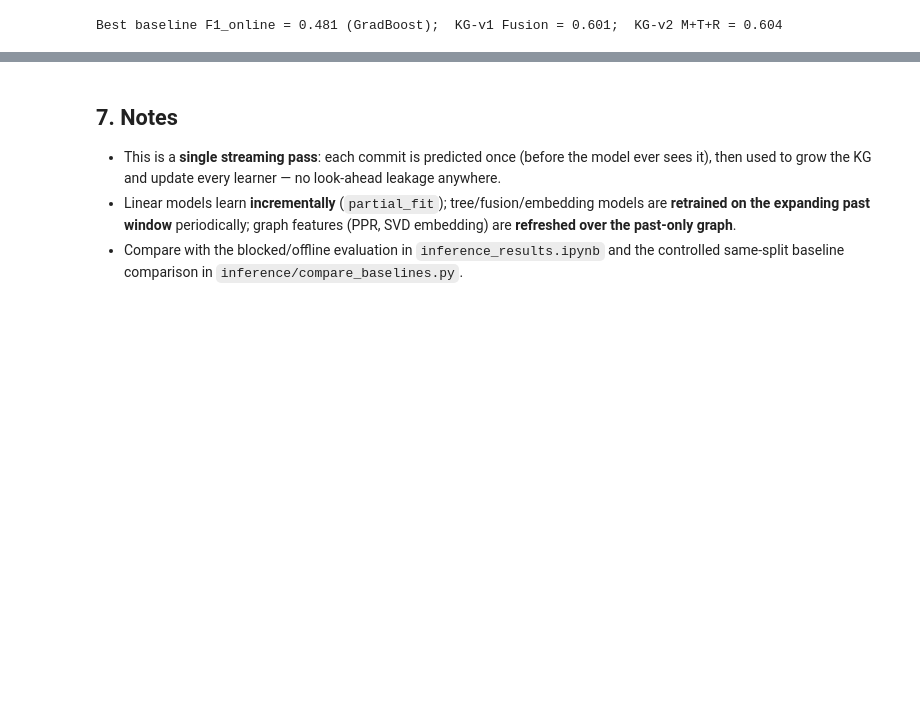
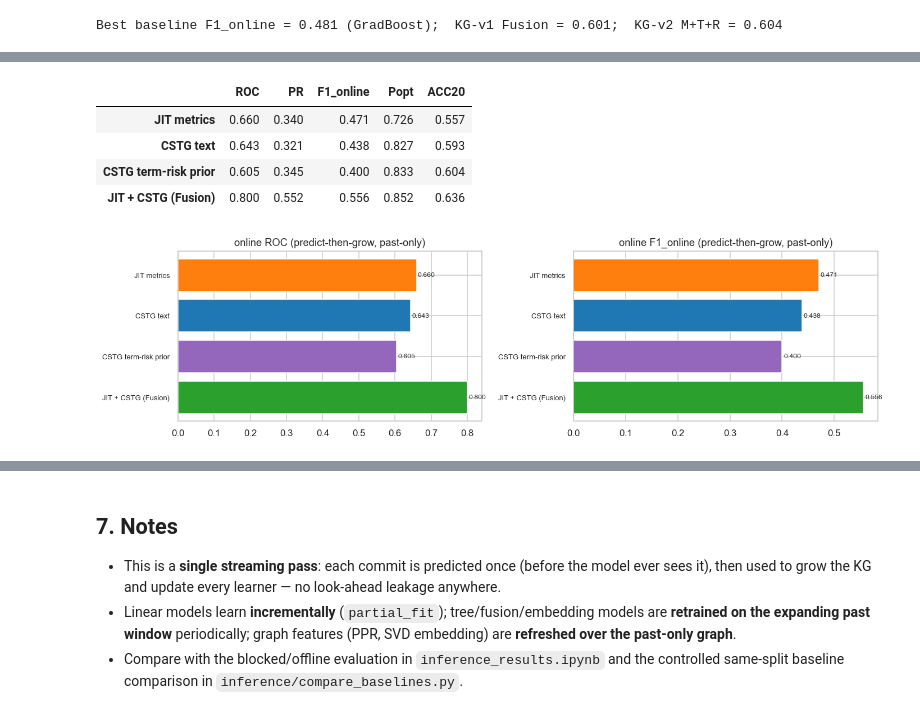
Before and after one commit to Knowledge4Software/KG-Commit, a Jupyter notebook: experiments/notebooks/online_jit_evaluation.ipynb, the cells around one changed output, grey strips where cells are left out. Cells and saved outputs as stored; diff of their text form; code cells hidden in the pictures; blank space fills up the shorter version.

```diff
--- a/experiments/notebooks/online_jit_evaluation.ipynb
+++ b/experiments/notebooks/online_jit_evaluation.ipynb
@@ -303,0 +390,21 @@ Best baseline F1_online = 0.481 (GradBoost);  KG-v1 Fusion = 0.601;  KG-v2 M+T+R
+# %%
+import pickle
+R = pickle.load(open(ROOT/'outputs/online_cstg_results.pkl','rb'))
+od = pd.DataFrame(R).T[['ROC','PR','F1_online','Popt','ACC20']]
+od.index = ['JIT metrics','CSTG text','CSTG term-risk prior','JIT + CSTG (Fusion)']
+display(od.round(3))
+fig, ax = plt.subplots(1, 2, figsize=(13, 3.6))
+for a, m in [(ax[0],'ROC'), (ax[1],'F1_online')]:
+    col = ['#FF7F0E','#1F77B4','#9467BD','#2CA02C']
+    a.barh(range(len(od)), od[m], color=col, edgecolor='white')
+    for i,v in enumerate(od[m]): a.text(v+0.003, i, f'{v:.3f}', va='center', fontsize=8)
+    a.set_yticks(range(len(od))); a.set_yticklabels(od.index, fontsize=8.5)
+    a.invert_yaxis(); a.set_title('online '+m+' (predict-then-grow, past-only)')
+plt.tight_layout(); plt.show()
+# %% [output]
+|  | ROC | PR | F1_online | Popt | ACC20 |
+| JIT metrics | 0.660 | 0.340 | 0.471 | 0.726 | 0.557 |
+| CSTG text | 0.643 | 0.321 | 0.438 | 0.827 | 0.593 |
+| CSTG term-risk prior | 0.605 | 0.345 | 0.400 | 0.833 | 0.604 |
+| JIT + CSTG (Fusion) | 0.800 | 0.552 | 0.556 | 0.852 | 0.636 |
+[figure, added]
```
Also changed, not shown: parts of 15 cells of this notebook, 30 other files.
